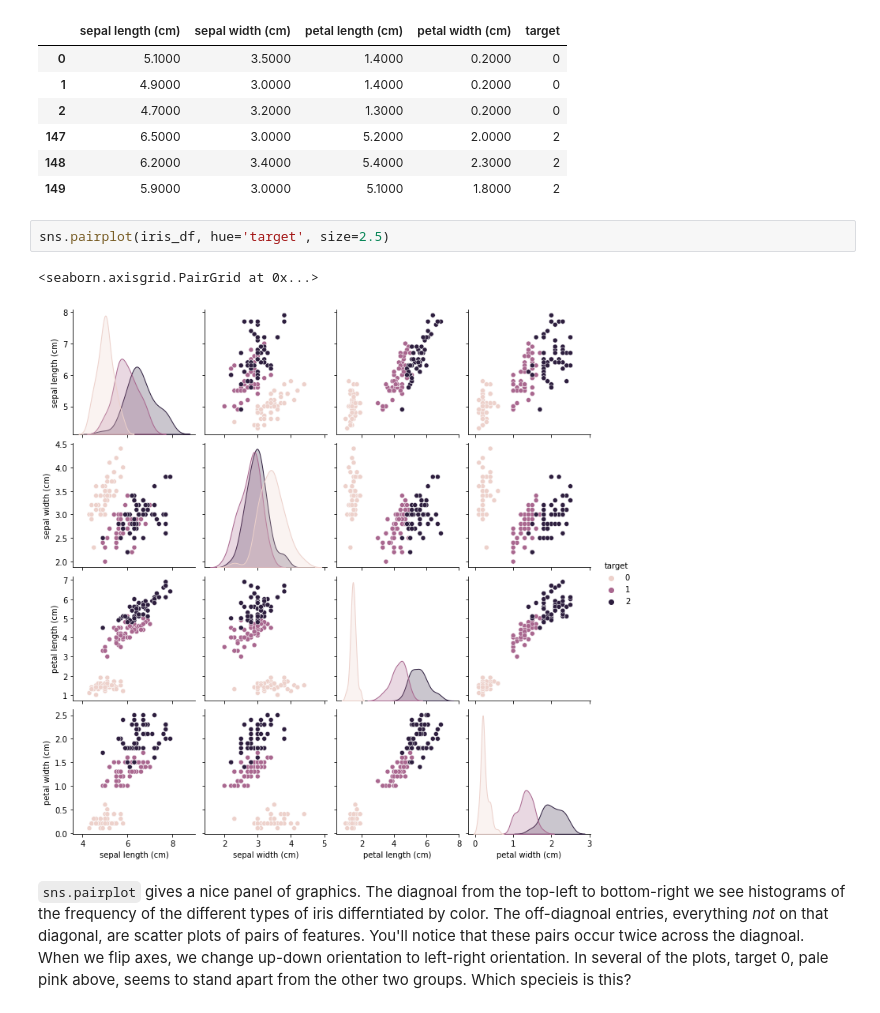
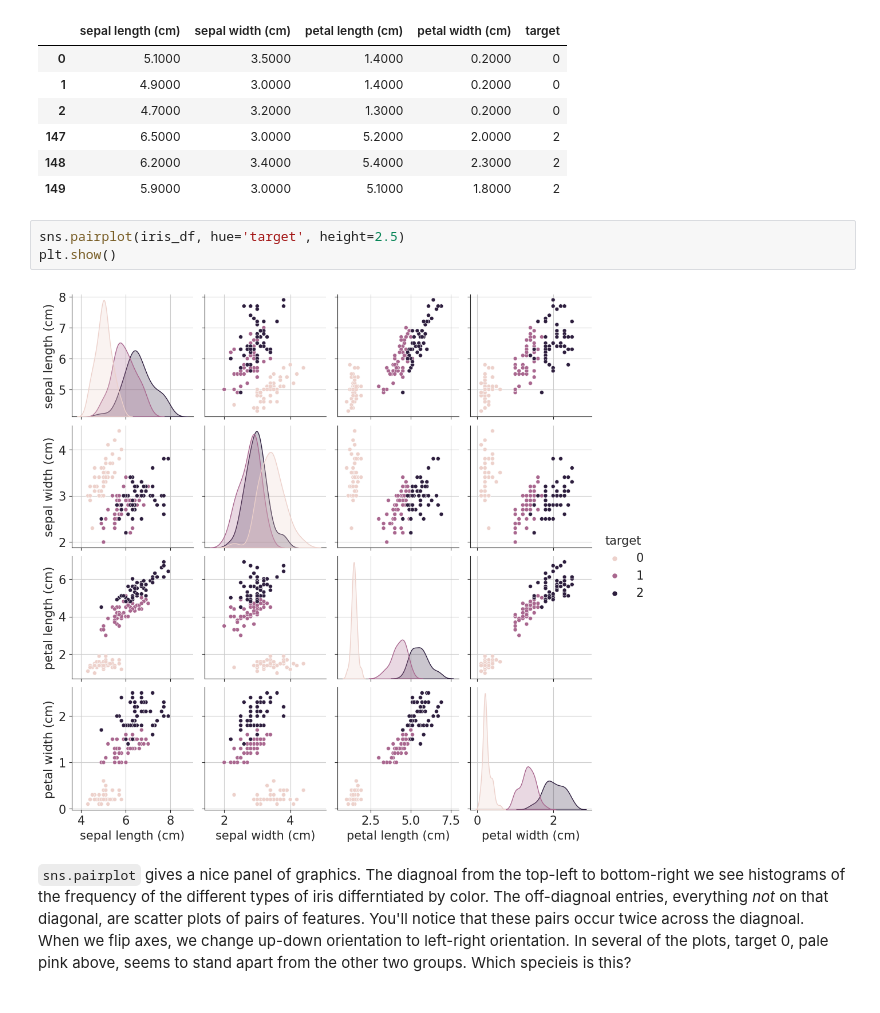
Before and after one commit to sminerport/ml-4-every1, a Jupyter notebook: chapter-03-predicting-categories-getting-started-with-classification.ipynb, the cells around one changed output. Saved outputs shown, nothing was run; the diff lists cells and outputs as text.

```diff
--- a/chapter-03-predicting-categories-getting-started-with-classification.ipynb
+++ b/chapter-03-predicting-categories-getting-started-with-classification.ipynb
@@ -26,10 +123,10 @@ display(pd.concat([iris_df.head(3),
 | 148 | 6.2000 | 3.4000 | 5.4000 | 2.3000 | 2 |
 | 149 | 5.9000 | 3.0000 | 5.1000 | 1.8000 | 2 |
 # %%
-sns.pairplot(iris_df, hue='target', size=2.5)
+sns.pairplot(iris_df, hue='target', height=2.5)
+plt.show()
 # %% [output]
-<seaborn.axisgrid.PairGrid at 0x...>
-[figure, old version]
+[figure, new version]
 # %% [markdown]
 `sns.pairplot` gives a nice panel of graphics.  The diagnoal from the top-left to bottom-right we see histograms of the frequency of the different types of iris differntiated by color.  The off-diagnoal entries, everything *not* on that diagonal, are scatter plots of pairs of features.  You'll notice that these pairs occur twice across the diagnoal.  When we flip axes, we change up-down orientation to left-right orientation.  In several of the plots, target 0, pale pink above, seems to stand apart from the other two groups.  Which specieis is this?
 # %%
```
Also changed, not shown: parts of 5 cells of this notebook, 2 other files.
